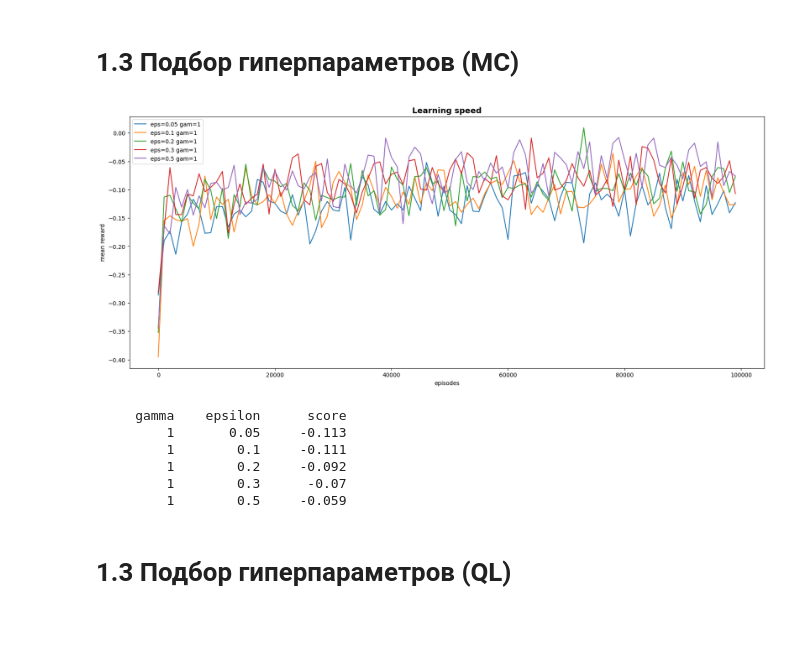
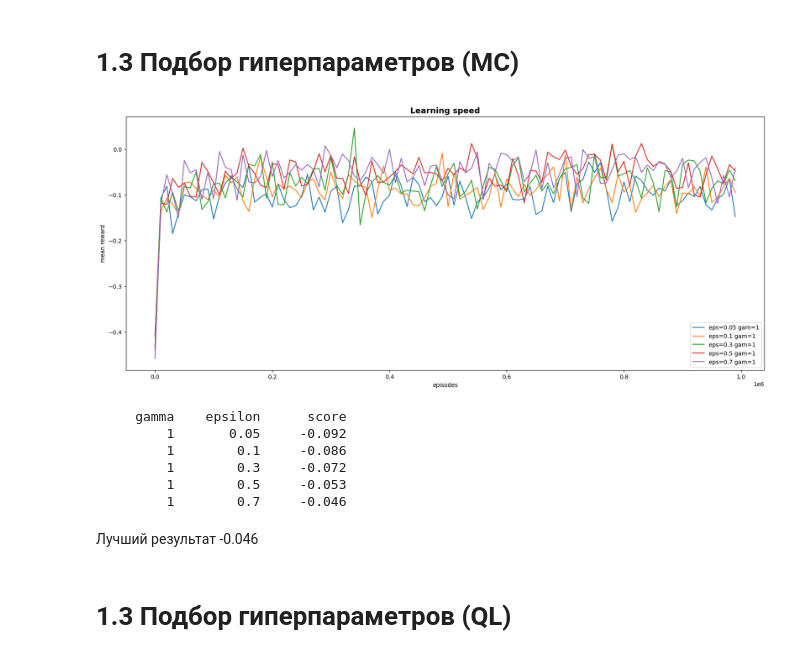
Before and after one commit to LuckyAndre/RL, a Jupyter notebook: BlackJack_MC_QL.ipynb, the cells around one changed output. Saved outputs shown, nothing was run; the diff lists cells and outputs as text; code cells hidden in the pictures; blank space fills up the shorter version.

```diff
--- a/BlackJack_MC_QL.ipynb
+++ b/BlackJack_MC_QL.ipynb
@@ -229,37 +229,39 @@ from utils import (
 # %%
 # построим графики обучения для различных гиперпараметров (см. набор параметров в функции params_grid)
 learning_results_lst = []
 
 Q_rand = get_random_Q(state_space_size + [nA]) # ~ пространство < 1_000 точек
 pi_rand = compute_policy_by_Q(Q_rand)
 C = np.zeros(state_space_size + [nA], dtype=float)
 
 for param in tqdm.tqdm(params_grid_MC(), total=len(list(params_grid_MC())), desc='hyper params estimation...'):
 
     learning_results_dct = learning_loop_MC(env=env,
                                          pi=np.copy(pi_rand),
                                          Q=np.copy(Q_rand),
                                          C=np.copy(C),
                                          epsilon=param['epsilon'],
                                          gamma=param['gamma'],
-                                         total_episodes=100_000,
-                                         pi_score_step=1_000)
+                                         total_episodes=1_000_000,
+                                         pi_score_step=10_000)
     learning_results_lst.append(learning_results_dct)
 
 plot_learning_curve_MC(learning_results_lst)
 # %% [output]
-[figure, old version]
+[figure, new version]
 # %%
 print('%10s %10s %10s' % ('gamma', 'epsilon', 'score'))
 for i in learning_results_lst: #
     print('%10s %10s %10s' % (i['gamma'], i['epsilon'], round(score_pi(env, i['pi']), 3)))
 # %% [output]
      gamma    epsilon      score
-         1       0.05     -0.113
-         1        0.1     -0.111
-         1        0.2     -0.092
-         1        0.3      -0.07
-         1        0.5     -0.059
+         1       0.05     -0.092
+         1        0.1     -0.086
+         1        0.3     -0.072
+         1        0.5     -0.053
+         1        0.7     -0.046
+# %% [markdown]
+Лучший результат -0.046
 # %% [markdown]
 # 1.3 Подбор гиперпараметров (QL)
 # %%
```
Also changed, not shown: parts of 15 cells of this notebook.
